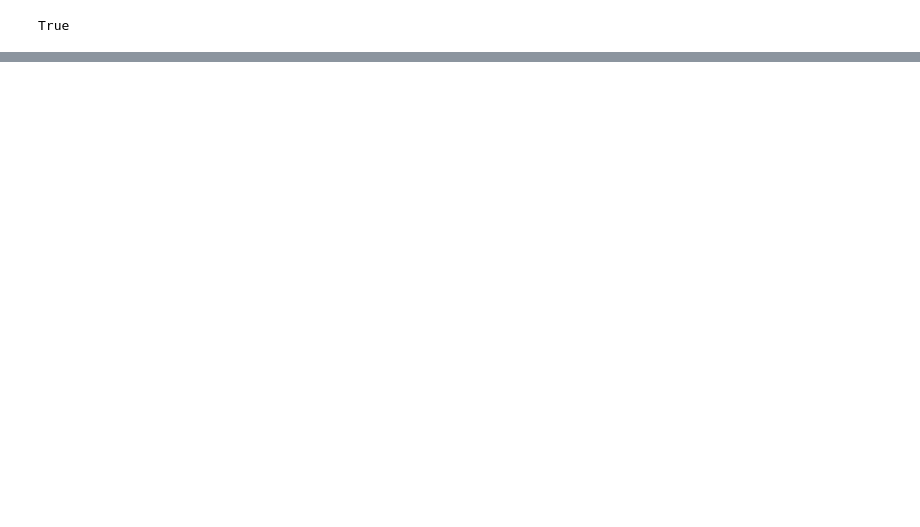
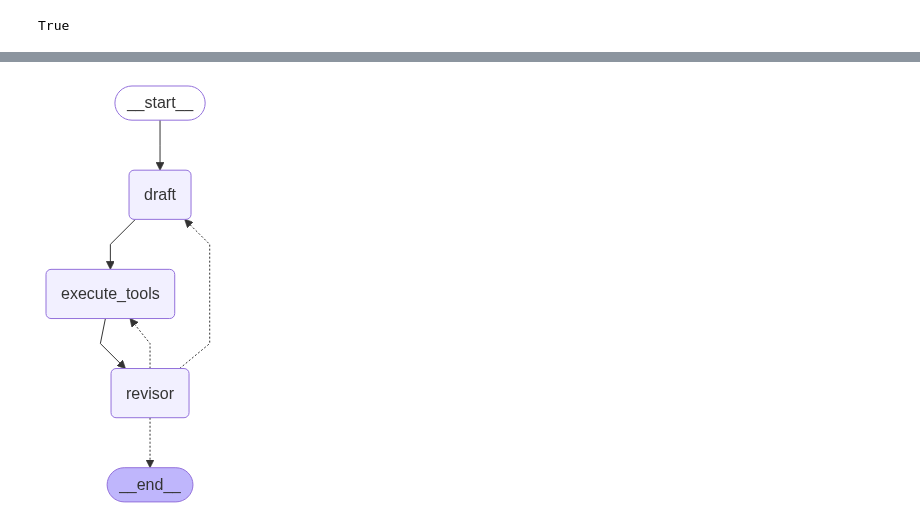
Before and after one commit to shivargha98/langGraph-agentic-playground, a Jupyter notebook: experiments/reflexion_agent_system.ipynb, the cells around one changed output, grey strips where cells are left out. Saved outputs shown, nothing was run; the diff lists cells and outputs as text; code cells hidden in the pictures; blank space fills up the shorter version.

Commit message:
reflexion

```diff
--- a/experiments/reflexion_agent_system.ipynb
+++ b/experiments/reflexion_agent_system.ipynb
@@ -64,7 +72,8 @@ pydantic_parser = PydanticToolsParser(tools = [AnswerQuestion])
 ###Pydantic parser grounds the LLM output into the schema, does data validation(whether llm output follows the required format or not####
 first_responder_prompt_template = actor_prompt_template.partial(first_instruction="Provide a detailed ~250 word answer")
 first_responder_chain = first_responder_prompt_template | llm_model.bind_tools(tools=[AnswerQuestion],
-                                                                        tool_choice='AnswerQuestion') | pydantic_parser
+                                                                        tool_choice='AnswerQuestion')
+validator = pydantic_parser
 # %%
 response = first_responder_chain.invoke({"messages":[HumanMessage(content="Write a blog post in not more than 250 words on how,\
                                                                 small businesses can leverage AI to grow")]
@@ -74,0 +179,13 @@ print(response)
+# %%
+### Revisor Chain ##
+revise_instructions = """Revise your previous answer using the new information.
+ - You should use the previous critique to add important information to ypur answer.
+ - You *MUST* include numerous citations in your answer to ensure it can be verified. For the citations,\
+   Add a "References" section at the bottom of your answer (this should not count towards the word limit). In the form of:
+                 a. https://example1.com
+                 b. https://example2.com
+ - You should use the previous critique to remove the suoerflous information from your answer, and make sure the word limit of,\
+     250 words is maintained
+"""
+revisor_prompt_template = actor_prompt_template.partial(first_instruction = revise_instructions)
+revisor_chain = revisor_prompt_template | llm_model.bind_tools(tools=[ReviseAnswer],tool_choice="ReviseAnswer")
@@ -74,0 +203,28 @@ print(response)
+# %%
+### reflexion graph
+from langgraph.graph import END, MessageGraph
+graph = MessageGraph()
+MAX_ITERATIONS = 2
+### Nodes ##
+graph.add_node("draft",first_responder_chain) ## node for the responder
+graph.add_node("execute_tools",execute_tools)
+graph.add_node("revisor",revisor_chain)
+
+graph.add_edge("draft","execute_tools")
+graph.add_edge("execute_tools","revisor")
+
+def event_loop(state:List[BaseMessage])->str:
+    count_tool_visits = sum(isinstance(item,ToolMessage) for item in state) ##count the number of ToolMessage in the state list
+    num_iterations = count_tool_visits
+    if num_iterations > MAX_ITERATIONS:
+        return END
+    return "execute_tools"
+
+graph.add_conditional_edges("revisor",event_loop)
+graph.set_entry_point("draft")
+app = graph.compile()
+from IPython.display import Image, display
+png = app.get_graph().draw_mermaid_png()
+display(Image(png))
+# %% [output]
+[figure, added]
```
Also changed, not shown: parts of 10 cells of this notebook, 2 other files.
